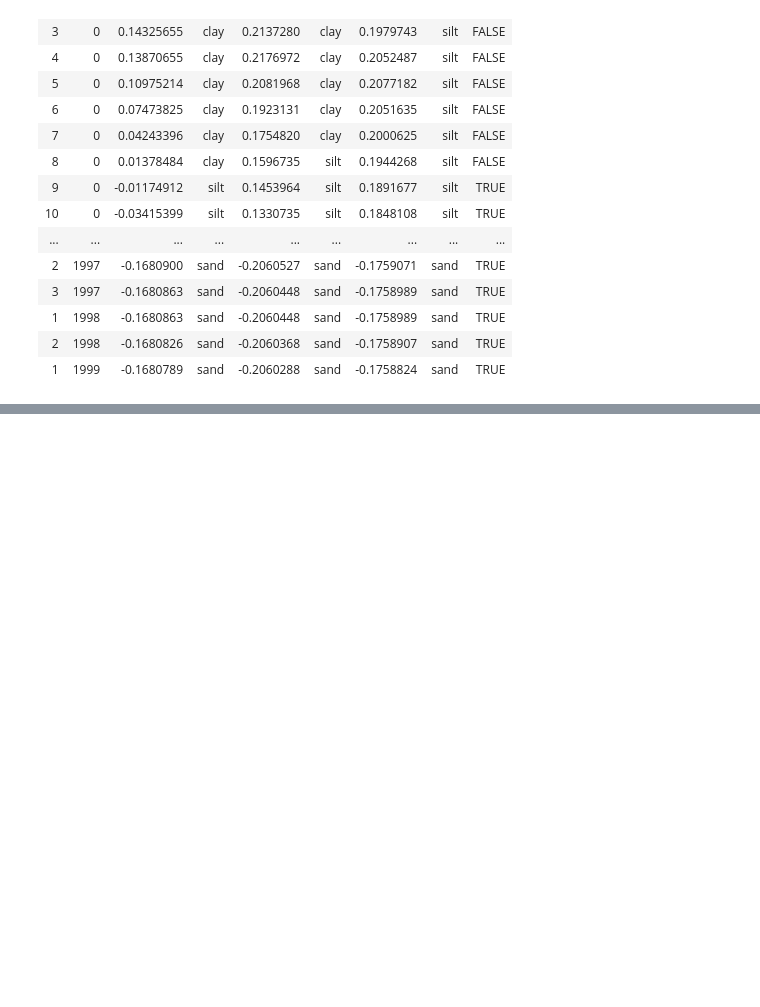
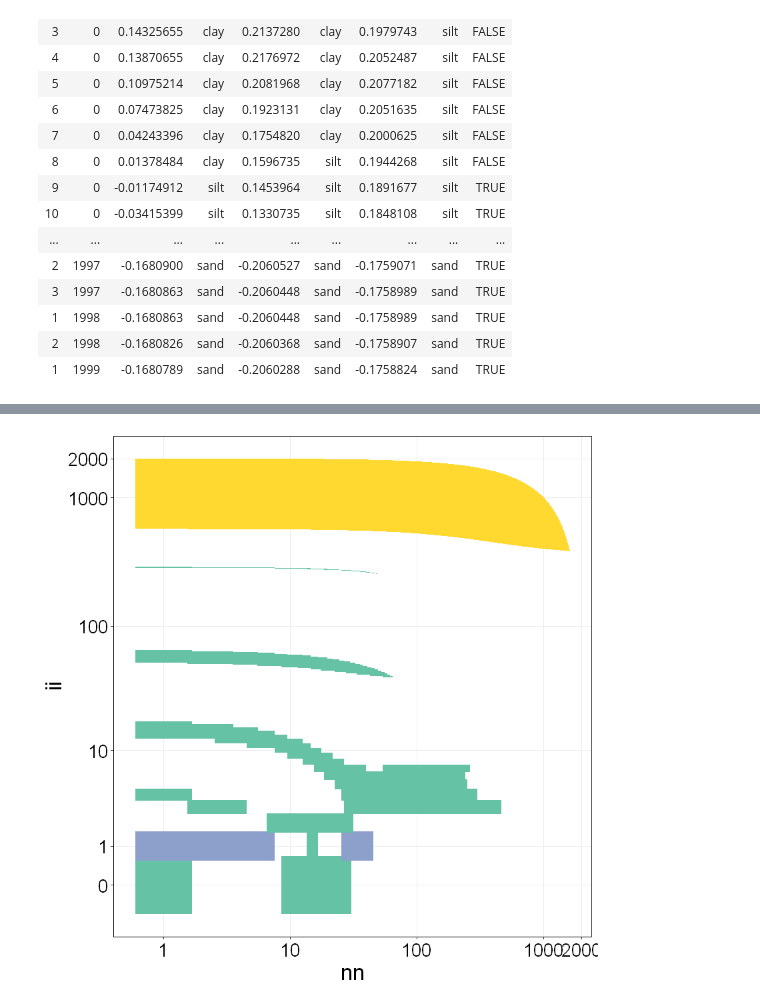
Before and after one commit to pomordf/SoilText1, a Jupyter notebook: SoilText_1.ipynb, the cells around one changed output, grey strips where cells are left out. Cells and saved outputs as stored; diff of their text form; code cells hidden in the pictures; blank space fills up the shorter version.

```diff
--- a/SoilText_1.ipynb
+++ b/SoilText_1.ipynb
@@ -1923,35 +1669,39 @@ theme(text = element_text(size = 20),
 # %%
-cor_2000_df_trans_log  %>%
+fig_cormatrix_2000_fractions_final <-  cor_2000_df_trans_log  %>%
 filter(a %in% TRUE) %>%
 mutate(fr = ll_fr) %>%
 mutate(i = i + 1,
        ii = log10(i),
        nn = log10(n),
       nnn = 0.45 / n,
       iii = 0.45 / i) %>%
 ggplot(aes(x = nn, y = ii,
            fill = fr,
            width = nnn, height = iii)) +
 geom_tile(show.legend = FALSE) +
 scale_fill_manual(name = 'fr',
                   breaks = c("clay", "sand", "silt"),
                     values = c('#8da0cb','#ffd92f', '#66c2a5')) +
 scale_x_continuous(breaks = c(log10(1), log10(10),
                               log10(100), log10(1000), log10(2000)),
                   labels = c("1", "10", "100", "1000", "2000")) +
 scale_y_continuous(breaks = c(log10(1),log10(2), log10(11),
                               log10(101), log10(1001), log10(2000)),
                   labels = c("0", "1", "10", "100", "1000", "2000")) +
 theme_bw() +
 theme(text = element_text(size = 20),
       legend.position = "right",
       legend.background = element_blank(),
       panel.grid.minor = element_blank(),
       plot.title = element_blank(),
       plot.subtitle = element_blank(),
       legend.key.height =  unit(2, "cm"),
       axis.line = element_line(colour = "black"),
       axis.text = element_text(colour = "black"),
       axis.title = element_text(colour = "black"))
 
-# ggsave("plot_frs_2000.png", width = 11, height = 10, dpi = 300)
+fig_cormatrix_2000_fractions_final
+
+# ggsave(fig_cormatrix_2000_fractions_final, "plot_frs_2000.png", width = 11, height = 10, dpi = 300)
+# %% [output]
+[figure, added]
```
Also changed, not shown: parts of 51 cells of this notebook, 1 other file.
